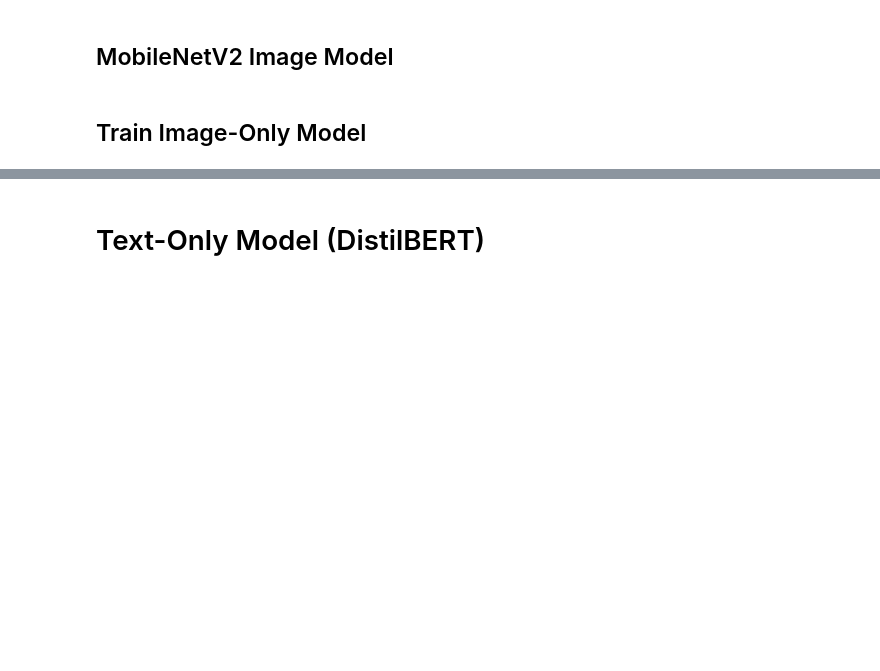
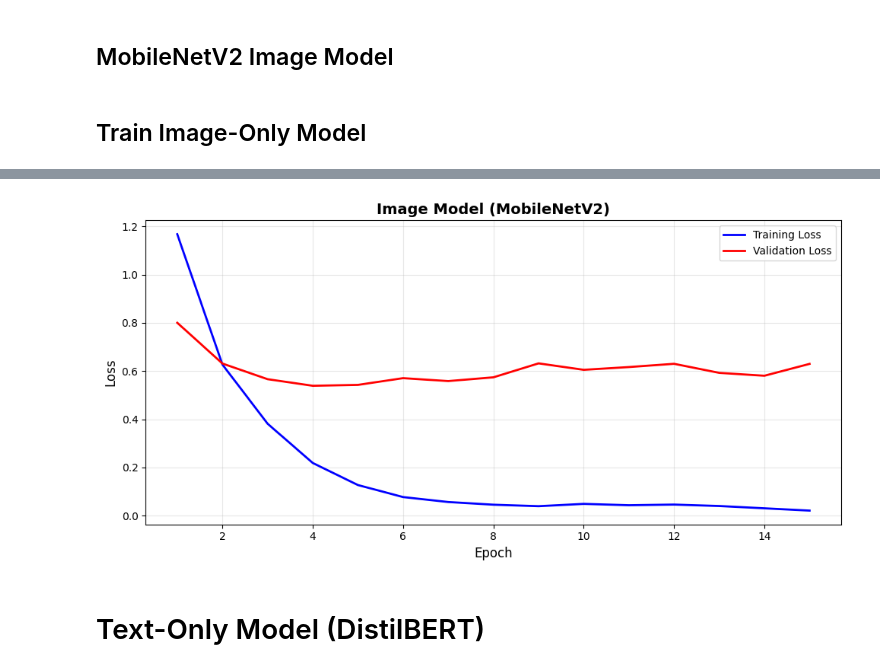
Before and after one commit to Avinna10/NN-DL, a Jupyter notebook: ad.ipynb, the cells around one changed output, grey strips where cells are left out. Cells and saved outputs as stored; diff of their text form; code cells hidden in the pictures; blank space fills up the shorter version.

Commit message:
Add loss visualization
Update model save to include loss data

```diff
--- a/ad.ipynb
+++ b/ad.ipynb
@@ -21,7 +53,7 @@ from sklearn.preprocessing import LabelEncoder
 from config import CHECKPOINT_DIR, DATA_ROOT
 
 DEVICE = "cuda" if torch.cuda.is_available() else "cpu"
-EPOCHS = 5
+EPOCHS = 15
 
 os.makedirs(CHECKPOINT_DIR, exist_ok=True)
 # %% [markdown]
@@ -163,7 +265,17 @@ class ImageModel(nn.Module):
         super().__init__()
         self.backbone = mobilenet_v2(weights="IMAGENET1K_V1")
         self.backbone.classifier = nn.Identity()  # 1280-d
-        self.classifier = nn.Linear(1280, num_classes)
+        # self.classifier = nn.Linear(1280, num_classes)
+        self.classifier = nn.Sequential(
+            nn.Linear(1280, 512),
+            nn.BatchNorm1d(512),    # Stabilizes learning
+            nn.ReLU(),
+            nn.Dropout(0.3),  # Prevent overfitting
+            nn.Linear(512, 128),
+            nn.BatchNorm1d(128),    # Stabilizes learning
+            nn.ReLU(),
+            nn.Linear(128, num_classes)
+        )
 
     def forward(self, x):
         feat = self.backbone(x)
@@ -173,13 +285,17 @@ class ImageModel(nn.Module):
 # %%
 CHECKPOINT_PATH = os.path.join(CHECKPOINT_DIR, "mobilenetv2_image_model.pth")
 
-train_loader = DataLoader(ImageDataset(train_df), batch_size=32, shuffle=True)
-val_loader = DataLoader(ImageDataset(val_df), batch_size=32)
+train_loader = DataLoader(ImageDataset(train_df), batch_size=64, num_workers=2, pin_memory=True, persistent_workers=True, shuffle=True)
+val_loader = DataLoader(ImageDataset(val_df), batch_size=64, num_workers=2, pin_memory=True, persistent_workers=True)
 
 image_model = ImageModel(NUM_CLASSES).to(DEVICE)
 optimizer = torch.optim.Adam(image_model.parameters(), lr=1e-4)
 criterion = nn.CrossEntropyLoss()
+scaler = torch.amp.GradScaler(DEVICE)
+
 start_epoch = 0
+
+train_losses, test_losses = [], []
 
 if os.path.exists(CHECKPOINT_PATH):
     print("Image model checkpoint found. Loading weights...")
@@ -187,25 +303,38 @@ if os.path.exists(CHECKPOINT_PATH):
     ckpt = torch.load(CHECKPOINT_PATH, map_location=DEVICE)
     image_model.load_state_dict(ckpt["model_state_dict"])
     optimizer.load_state_dict(ckpt["optimizer_state_dict"])
+    train_losses = ckpt.get("train_losses", [])
+    test_losses = ckpt.get("test_losses", [])
     start_epoch = ckpt["epoch"]
 else:
     print("No checkpoint found. Starting training...")
 
 for epoch in range(start_epoch, EPOCHS):
     train_loss, train_acc = train_epoch(
-        image_model, train_loader, optimizer, criterion, DEVICE
+        image_model, train_loader, optimizer, scaler, criterion, DEVICE
     )
+    train_losses.append(train_loss)
 
-    val_acc = eval_epoch(image_model, val_loader, DEVICE)
+    test_loss, val_acc = eval_epoch(image_model, val_loader, criterion, DEVICE)
+    test_losses.append(test_loss)
 
     print(
-        f"[Image] Epoch {epoch + 1}/{5} | "
+        f"[Image] Epoch {epoch + 1}/{EPOCHS} | "
         f"Loss: {train_loss:.3f} | "
         f"Train Acc: {train_acc:.3f} | "
         f"Val Acc: {val_acc:.3f}"
     )
 
     # Save trained model
-    save_model(image_model, optimizer, epoch + 1, NUM_CLASSES, le, CHECKPOINT_PATH)
+    save_model(
+        image_model,
+        optimizer,
+        epoch + 1,
+        NUM_CLASSES,
+        le,
+        CHECKPOINT_PATH,
+        train_losses,
+        test_losses,
+    )
 # %% [output]
 No checkpoint found. Starting training...
@@ -222,3 +357,7 @@ Saved model to checkpoints/mobilenetv2_image_model.pth
+# %%
+plot_training_curves(train_losses, test_losses, title="Image Model (MobileNetV2)")
+# %% [output]
+[figure, added]
 # %% [markdown]
 # Text-Only Model (DistilBERT)
 # %% [markdown]
```
Also changed, not shown: parts of 18 cells of this notebook, 5 other files.
